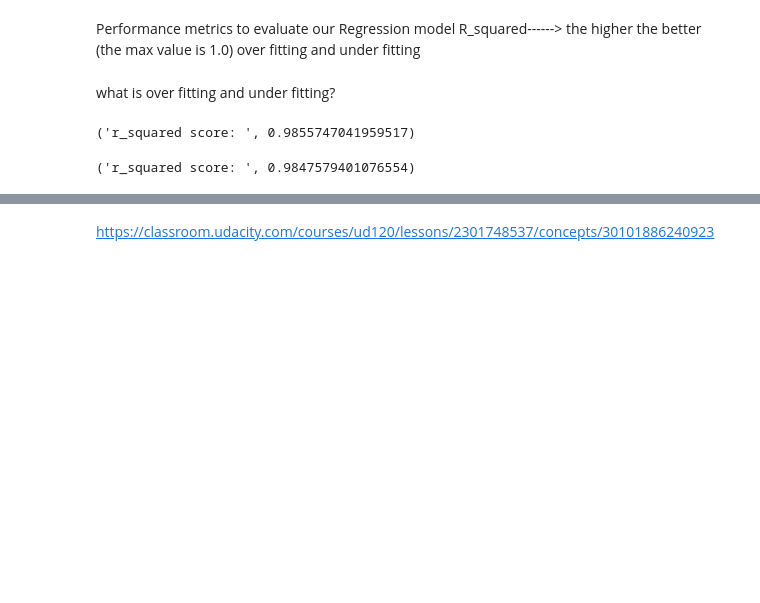
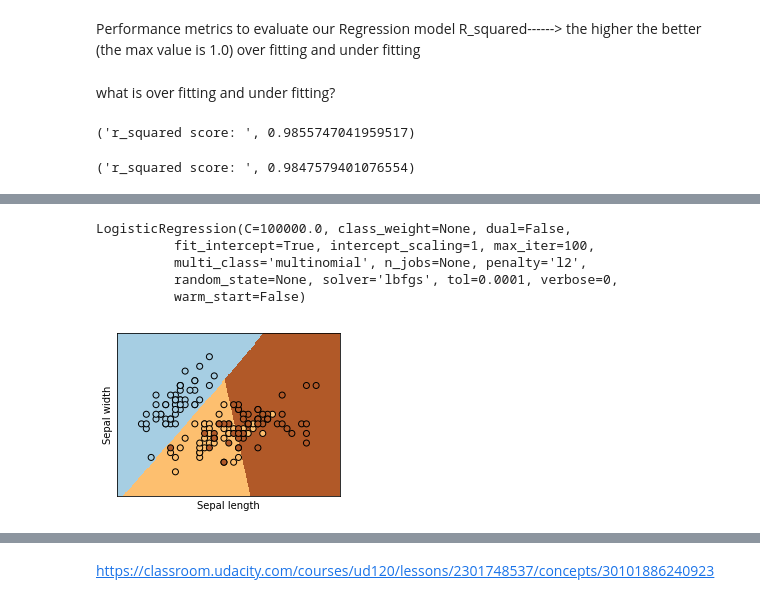
Before and after one commit to FarnazMo/python-Pink, a Jupyter notebook: continuous supervised learning ,Regression.ipynb, the cells around one changed output, grey strips where cells are left out. Cells and saved outputs as stored; diff of their text form; code cells hidden in the pictures; blank space fills up the shorter version.

Commit message:
regression model

```diff
--- a/continuous supervised learning ,Regression.ipynb
+++ b/continuous supervised learning ,Regression.ipynb
@@ -129,0 +241,49 @@ what is over fitting and under fitting?
+# %%
+#now lets plot some of our findings
+X = iris.data[:,:2]
+Y = iris.target
+# %%
+#the following coding is only for the purpose of ploting
+logreg = LogisticRegression(C=1e5, solver='lbfgs', multi_class='multinomial')
+
+# Create an instance of Logistic Regression Classifier and fit the data.
+logreg.fit(X, Y)
+
+# Plot the decision boundary. For that, we will assign a color to each
+# point in the mesh [x_min, x_max]x[y_min, y_max].
+x_min, x_max = X[:, 0].min() - .5, X[:, 0].max() + .5
+y_min, y_max = X[:, 1].min() - .5, X[:, 1].max() + .5
+h = .02  # step size in the mesh
+xx, yy = np.meshgrid(np.arange(x_min, x_max, h), np.arange(y_min, y_max, h))
+Z = logreg.predict(np.c_[xx.ravel(), yy.ravel()])
+
+#https://docs.scipy.org/doc/numpy/reference/generated/numpy.c_.html
+#numpy.c_ , Translates slice objects to concatenation along the second axis.
+#https://docs.scipy.org/doc/numpy/reference/generated/numpy.ravel.html
+#numpy.ravel(a, order='C') Return a contiguous flattened array.
+# %% [output]
+LogisticRegression(C=100000.0, class_weight=None, dual=False,
+          fit_intercept=True, intercept_scaling=1, max_iter=100,
+          multi_class='multinomial', n_jobs=None, penalty='l2',
+          random_state=None, solver='lbfgs', tol=0.0001, verbose=0,
+          warm_start=False)
+# %%
+# Put the result into a color plot
+Z = Z.reshape(xx.shape)
+plt.figure(1, figsize=(4, 3))
+plt.pcolormesh(xx, yy, Z, cmap=plt.cm.Paired)
+
+
+# Plot also the training points
+plt.scatter(X[:, 0], X[:, 1], c=Y, edgecolors='k', cmap=plt.cm.Paired)
+plt.xlabel('Sepal length')
+plt.ylabel('Sepal width')
+
+plt.xlim(xx.min(), xx.max())
+plt.ylim(yy.min(), yy.max())
+plt.xticks(())
+plt.yticks(())
+
+plt.show()
+# %% [output]
+[figure, added]
```
Also changed, not shown: parts of 23 cells of this notebook.
